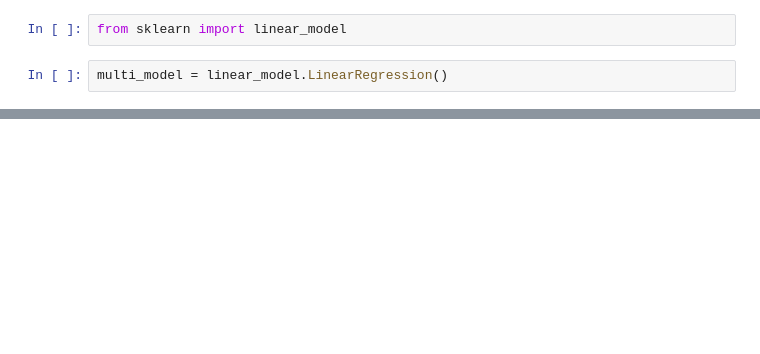
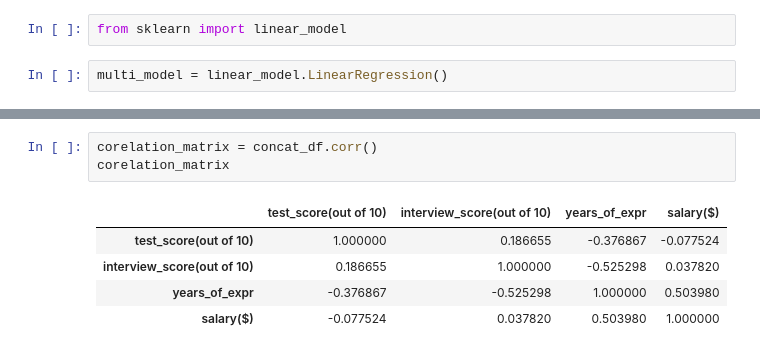
Before and after one commit to happyvignesh/ML_Exercises, a Jupyter notebook: JNB/1_LinearRegression.ipynb, the cells around one changed output, grey strips where cells are left out. Saved outputs shown, nothing was run; the diff lists cells and outputs as text; blank space fills up the shorter version.

```diff
--- a/JNB/1_LinearRegression.ipynb
+++ b/JNB/1_LinearRegression.ipynb
@@ -152,0 +230,9 @@ array([93747.79628651])
+# %%
+corelation_matrix = concat_df.corr()
+corelation_matrix
+# %% [output]
+|  | test_score(out of 10) | interview_score(out of 10) | years_of_expr | salary($) |
+| test_score(out of 10) | 1.000000 | 0.186655 | -0.376867 | -0.077524 |
+| interview_score(out of 10) | 0.186655 | 1.000000 | -0.525298 | 0.037820 |
+| years_of_expr | -0.376867 | -0.525298 | 1.000000 | 0.503980 |
+| salary($) | -0.077524 | 0.037820 | 0.503980 | 1.000000 |
```
Also changed, not shown: parts of 32 cells of this notebook, 2 other files.
